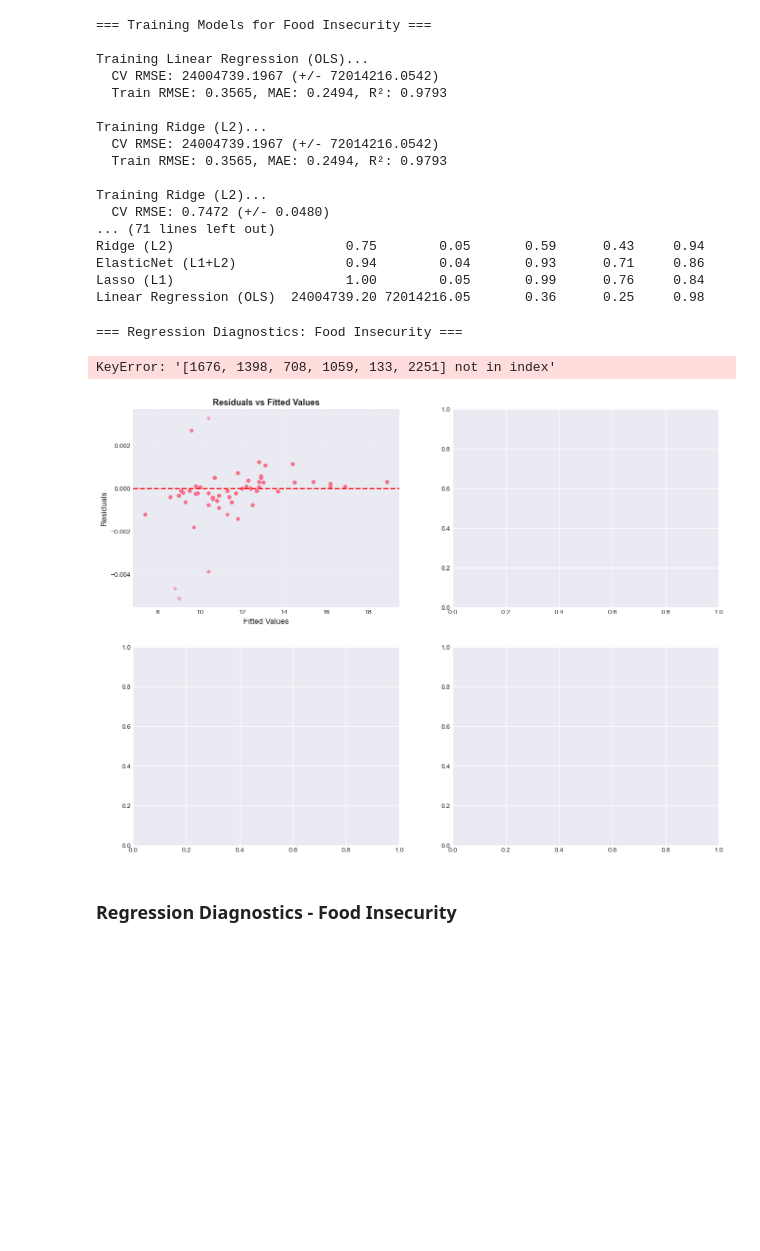
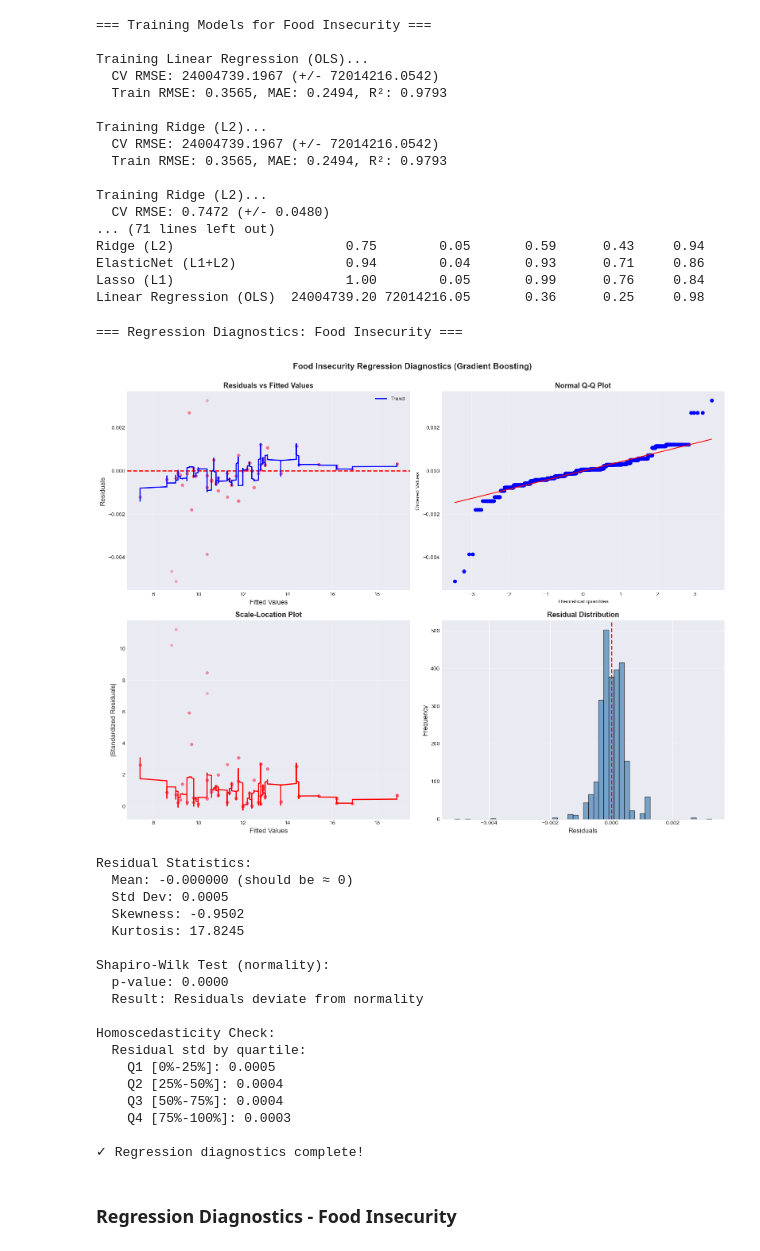
Before and after one commit to MushfiqShovon/FoodEnvironmentAnalysis_US, a Jupyter notebook: Project Code.ipynb, the cells around one changed output. Drawn from its saved outputs; the diff is of its cells as text; code cells hidden in the pictures; blank space fills up the shorter version.

```diff
--- a/Project Code.ipynb
+++ b/Project Code.ipynb
@@ -1643,11 +1643,15 @@ best_food_model_temp = results_food['Gradient Boosting']['model']
 y_pred_food = best_food_model_temp.predict(X_train_food)
 residuals_food = y_train_food - y_pred_food
 
+# Convert to numpy arrays for easier indexing
+residuals_food_arr = residuals_food.values
+y_pred_food_arr = y_pred_food
+
 # Create diagnostic plots
 fig, axes = plt.subplots(2, 2, figsize=(16, 12))
 
 # 1. Residuals vs Fitted
-axes[0, 0].scatter(y_pred_food, residuals_food, alpha=0.5, s=20)
+axes[0, 0].scatter(y_pred_food_arr, residuals_food_arr, alpha=0.5, s=20)
 axes[0, 0].axhline(y=0, color='red', linestyle='--', linewidth=2)
 axes[0, 0].set_xlabel('Fitted Values', fontsize=12)
 axes[0, 0].set_ylabel('Residuals', fontsize=12)
@@ -1656,20 +1660,20 @@ axes[0, 0].grid(True, alpha=0.3)
 
 # Add loess smooth line
 from scipy.signal import savgol_filter
-sorted_indices = np.argsort(y_pred_food)
-y_smooth = savgol_filter(residuals_food[sorted_indices], window_length=51, polyorder=3)
-axes[0, 0].plot(y_pred_food[sorted_indices], y_smooth, color='blue', linewidth=2, label='Trend')
+sorted_indices = np.argsort(y_pred_food_arr)
+y_smooth = savgol_filter(residuals_food_arr[sorted_indices], window_length=51, polyorder=3)
+axes[0, 0].plot(y_pred_food_arr[sorted_indices], y_smooth, color='blue', linewidth=2, label='Trend')
 axes[0, 0].legend()
 
 # 2. Q-Q Plot (Normal probability plot)
 from scipy import stats as scipy_stats
-scipy_stats.probplot(residuals_food, dist="norm", plot=axes[0, 1])
+scipy_stats.probplot(residuals_food_arr, dist="norm", plot=axes[0, 1])
 axes[0, 1].set_title('Normal Q-Q Plot', fontsize=13, fontweight='bold')
 axes[0, 1].grid(True, alpha=0.3)
 
 # 3. Scale-Location (Standardized residuals vs Fitted)
-standardized_residuals = residuals_food / residuals_food.std()
-axes[1, 0].scatter(y_pred_food, np.abs(standardized_residuals), alpha=0.5, s=20)
+standardized_residuals = residuals_food_arr / residuals_food_arr.std()
+axes[1, 0].scatter(y_pred_food_arr, np.abs(standardized_residuals), alpha=0.5, s=20)
 axes[1, 0].set_xlabel('Fitted Values', fontsize=12)
 axes[1, 0].set_ylabel('|Standardized Residuals|', fontsize=12)
 axes[1, 0].set_title('Scale-Location Plot', fontsize=13, fontweight='bold')
@@ -1677,47 +1681,64 @@ axes[1, 0].grid(True, alpha=0.3)
 
 # Add smooth line
 y_smooth2 = savgol_filter(np.abs(standardized_residuals[sorted_indices]), window_length=51, polyorder=3)
-axes[1, 0].plot(y_pred_food[sorted_indices], y_smooth2, color='red', linewidth=2)
+axes[1, 0].plot(y_pred_food_arr[sorted_indices], y_smooth2, color='red', linewidth=2)
 
 # 4. Residual histogram
-axes[1, 1].hist(residuals_food, bins=50, color='steelblue', edgecolor='black', alpha=0.7)
+axes[1, 1].hist(residuals_food_arr, bins=50, color='steelblue', edgecolor='black', alpha=0.7)
 axes[1, 1].axvline(x=0, color='red', linestyle='--', linewidth=2)
 axes[1, 1].set_xlabel('Residuals', fontsize=12)
 axes[1, 1].set_ylabel('Frequency', fontsize=12)
 axes[1, 1].set_title('Residual Distribution', fontsize=13, fontweight='bold')
 axes[1, 1].grid(True, alpha=0.3, axis='y')
 
 plt.suptitle('Food Insecurity Regression Diagnostics (Gradient Boosting)', fontsize=15, fontweight='bold', y=1.00)
 plt.tight_layout()
 plt.show()
 
 # Diagnostic statistics
 print(f"Residual Statistics:")
-print(f"  Mean: {residuals_food.mean():.6f} (should be ≈ 0)")
-print(f"  Std Dev: {residuals_food.std():.4f}")
-print(f"  Skewness: {scipy_stats.skew(residuals_food):.4f}")
-print(f"  Kurtosis: {scipy_stats.kurtosis(residuals_food):.4f}")
+print(f"  Mean: {residuals_food_arr.mean():.6f} (should be ≈ 0)")
+print(f"  Std Dev: {residuals_food_arr.std():.4f}")
+print(f"  Skewness: {scipy_stats.skew(residuals_food_arr):.4f}")
+print(f"  Kurtosis: {scipy_stats.kurtosis(residuals_food_arr):.4f}")
 
 # Normality test
-_, p_value = scipy_stats.shapiro(residuals_food[:5000])  # Sample for large datasets
+_, p_value = scipy_stats.shapiro(residuals_food_arr[:5000])  # Sample for large datasets
 print(f"\nShapiro-Wilk Test (normality):")
 print(f"  p-value: {p_value:.4f}")
 print(f"  Result: Residuals {'appear normally distributed' if p_value > 0.05 else 'deviate from normality'}")
 
 # Homoscedasticity check
 print(f"\nHomoscedasticity Check:")
 print(f"  Residual std by quartile:")
 for i, q in enumerate([0, 0.25, 0.5, 0.75, 1.0]):
     if i < 4:
         q_next = [0.25, 0.5, 0.75, 1.0][i]
-        mask = (y_pred_food >= np.quantile(y_pred_food, q)) & (y_pred_food < np.quantile(y_pred_food, q_next))
-        print(f"    Q{i+1} [{q:.0%}-{q_next:.0%}]: {residuals_food[mask].std():.4f}")
+        mask = (y_pred_food_arr >= np.quantile(y_pred_food_arr, q)) & (y_pred_food_arr < np.quantile(y_pred_food_arr, q_next))
+        print(f"    Q{i+1} [{q:.0%}-{q_next:.0%}]: {residuals_food_arr[mask].std():.4f}")
 
 print("\n✓ Regression diagnostics complete!")
 # %% [output]
 === Regression Diagnostics: Food Insecurity ===
+[figure, new version]
-KeyError: '[1676, 1398, 708, 1059, 133, 2251] not in index'
+Residual Statistics:
+  Mean: -0.000000 (should be ≈ 0)
+  Std Dev: 0.0005
+  Skewness: -0.9502
+  Kurtosis: 17.8245
+
+Shapiro-Wilk Test (normality):
+  p-value: 0.0000
+  Result: Residuals deviate from normality
+
+Homoscedasticity Check:
+  Residual std by quartile:
+    Q1 [0%-25%]: 0.0005
+    Q2 [25%-50%]: 0.0004
+    Q3 [50%-75%]: 0.0004
+    Q4 [75%-100%]: 0.0003
+
+✓ Regression diagnostics complete!
-[figure, old version]
 # %% [markdown]
 ### Regression Diagnostics - Food Insecurity
 # %% [markdown]
```
Also changed, not shown: parts of 17 cells of this notebook.
